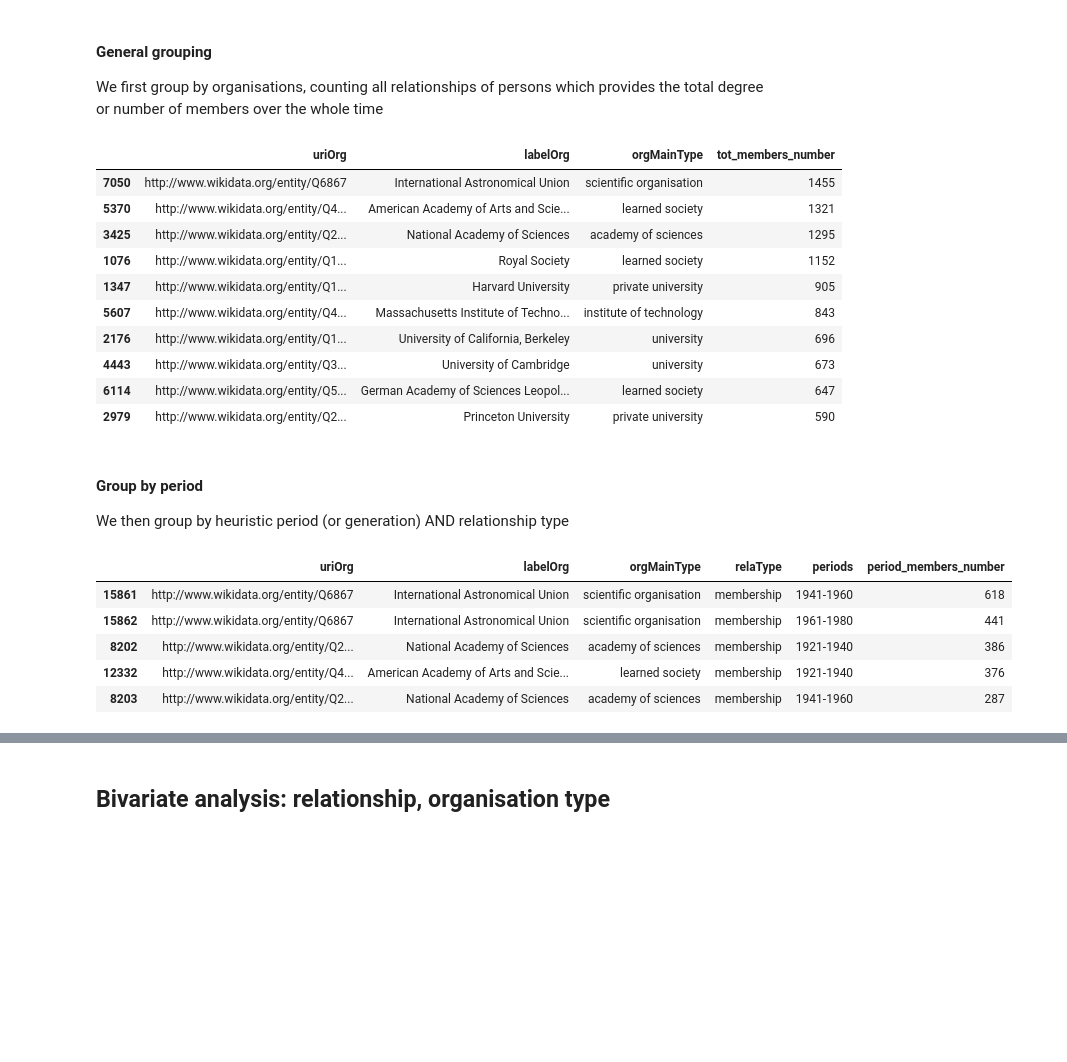
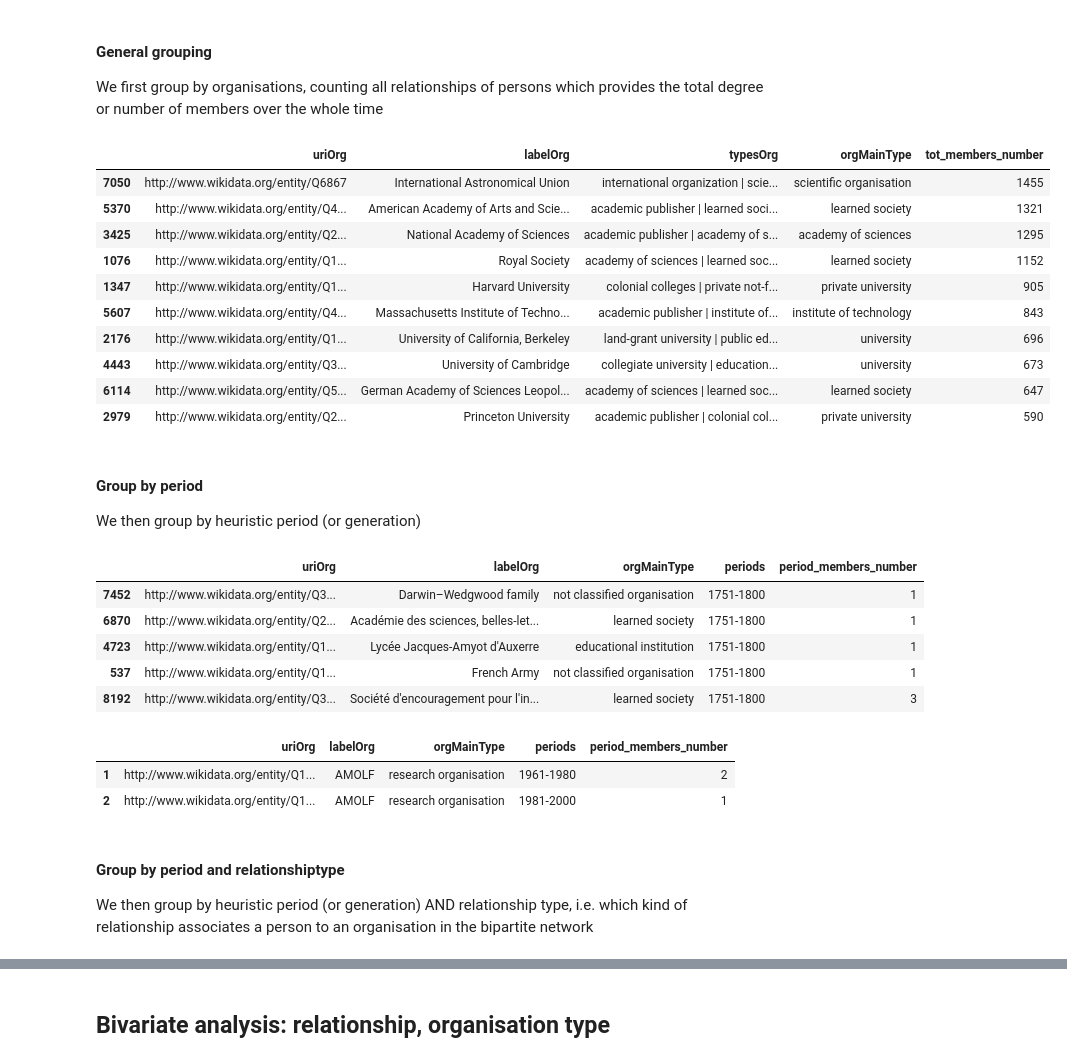
Before and after one commit to Chiodo53/astronomers, a Jupyter notebook: notebooks_jupyter/wikidata_exploration/wdt_organisations_networks.ipynb, the cells around one changed output, grey strips where cells are left out. Drawn from its saved outputs; the diff is of its cells as text; code cells hidden in the pictures; blank space fills up the shorter version.

```diff
--- a/notebooks_jupyter/wikidata_exploration/wdt_organisations_networks.ipynb
+++ b/notebooks_jupyter/wikidata_exploration/wdt_organisations_networks.ipynb
@@ -467,0 +414,12 @@ df_types.iloc[7:10]
+# %%
+### Please note the warning and the orders fo the filter, after (!) the column
+"""
+Do not use:
+df["col"][row_indexer] = value
+
+Use `df.loc[row_indexer, "col"] = values` instead, to perform the assignment in a single step and ensure this keeps updating the original `df`.
+See the caveats in the documentation: https://pandas.pydata.org/pandas-docs/stable/user_guide/indexing.html#returning-a-view-versus-a-copy
+"""
+
+df_p.loc[df_p.uriOrg == 'http://www.wikidata.org/entity/Q337234', 'orgMainType'] = 'research organisation'
+df_p[df_p.labelOrg.str.contains('Europaea')].head(2)
@@ -480,7 +442,7 @@ dtype: int64
 ### Prepare the dataframe
 # %%
 ### Select the columns that will be used
-df_prep = df_p[['uriPer','labelPer','birthYear','uriOrg', 'labelOrg', 'orgMainType', 'relaType', 'periods']].copy(deep=True)
+df_prep = df_p[['uriPer','labelPer','birthYear','uriOrg', 'labelOrg', 'typesOrg', 'orgMainType', 'relaType', 'periods']].copy(deep=True)
 print(len(df_prep))
 # %% [output]
 78224
@@ -493,18 +455,18 @@ print(len(df_prep))
 We first group by organisations, counting all relationships of persons which provides the total degree or number of members over the whole time
 # %%
 ### Memberships by organisations
-df_org = pd.DataFrame(df_prep.groupby(['uriOrg', 'labelOrg', 'orgMainType'],as_index=False).size())
-df_org.columns=['uriOrg', 'labelOrg', 'orgMainType','tot_members_number']
+df_org = pd.DataFrame(df_prep.groupby(['uriOrg', 'labelOrg', 'typesOrg','orgMainType'],as_index=False).size())
+df_org.columns=['uriOrg', 'labelOrg', 'typesOrg', 'orgMainType','tot_members_number']
 df_org.sort_values('tot_members_number',ascending=False).iloc[:10]
 # %% [output]
-|  | uriOrg | labelOrg | orgMainType | tot_members_number |
-| 7050 | http://www.wikidata.org/entity/Q6867 | International Astronomical Union | scientific organisation | 1455 |
-| 5370 | http://www.wikidata.org/entity/Q4... | American Academy of Arts and Scie... | learned society | 1321 |
-| 3425 | http://www.wikidata.org/entity/Q2... | National Academy of Sciences | academy of sciences | 1295 |
-| 1076 | http://www.wikidata.org/entity/Q1... | Royal Society | learned society | 1152 |
-| 1347 | http://www.wikidata.org/entity/Q1... | Harvard University | private university | 905 |
-| 5607 | http://www.wikidata.org/entity/Q4... | Massachusetts Institute of Techno... | institute of technology | 843 |
-| 2176 | http://www.wikidata.org/entity/Q1... | University of California, Berkeley | university | 696 |
-| 4443 | http://www.wikidata.org/entity/Q3... | University of Cambridge | university | 673 |
-| 6114 | http://www.wikidata.org/entity/Q5... | German Academy of Sciences Leopol... | learned society | 647 |
-| 2979 | http://www.wikidata.org/entity/Q2... | Princeton University | private university | 590 |
+|  | uriOrg | labelOrg | typesOrg | orgMainType | tot_members_number |
+| 7050 | http://www.wikidata.org/entity/Q6867 | International Astronomical Union | international organization | scie... | scientific organisation | 1455 |
+| 5370 | http://www.wikidata.org/entity/Q4... | American Academy of Arts and Scie... | academic publisher | learned soci... | learned society | 1321 |
+| 3425 | http://www.wikidata.org/entity/Q2... | National Academy of Sciences | academic publisher | academy of s... | academy of sciences | 1295 |
+| 1076 | http://www.wikidata.org/entity/Q1... | Royal Society | academy of sciences | learned soc... | learned society | 1152 |
+| 1347 | http://www.wikidata.org/entity/Q1... | Harvard University | colonial colleges | private not-f... | private university | 905 |
+| 5607 | http://www.wikidata.org/entity/Q4... | Massachusetts Institute of Techno... | academic publisher | institute of... | institute of technology | 843 |
+| 2176 | http://www.wikidata.org/entity/Q1... | University of California, Berkeley | land-grant university | public ed... | university | 696 |
+| 4443 | http://www.wikidata.org/entity/Q3... | University of Cambridge | collegiate university | education... | university | 673 |
+| 6114 | http://www.wikidata.org/entity/Q5... | German Academy of Sciences Leopol... | academy of sciences | learned soc... | learned society | 647 |
+| 2979 | http://www.wikidata.org/entity/Q2... | Princeton University | academic publisher | colonial col... | private university | 590 |
@@ -511,15 +477,25 @@ df_org.sort_values('tot_members_number',ascending=False).iloc[:10]
 # %% [markdown]
 #### Group by period
 
-We then group by heuristic period (or generation) AND relationship type
+We then group by heuristic period (or generation)
 # %%
-df_orgPeriod = pd.DataFrame(df_prep.groupby(['uriOrg', 'labelOrg', 'orgMainType', 'relaType', 'periods']).size(), columns=['period_members_number'])
+df_orgPeriod = pd.DataFrame(df_prep.groupby(['uriOrg', 'labelOrg', 'orgMainType', 'periods']).size(), columns=['period_members_number'])
 df_orgPeriod.reset_index(inplace=True)
-df_orgPeriod.sort_values(by='period_members_number', ascending=False).head()
+df_orgPeriod.sort_values(by='periods', ascending=True).head()
 # %% [output]
-|  | uriOrg | labelOrg | orgMainType | relaType | periods | period_members_number |
-| 15861 | http://www.wikidata.org/entity/Q6867 | International Astronomical Union | scientific organisation | membership | 1941-1960 | 618 |
-| 15862 | http://www.wikidata.org/entity/Q6867 | International Astronomical Union | scientific organisation | membership | 1961-1980 | 441 |
-| 8202 | http://www.wikidata.org/entity/Q2... | National Academy of Sciences | academy of sciences | membership | 1921-1940 | 386 |
-| 12332 | http://www.wikidata.org/entity/Q4... | American Academy of Arts and Scie... | learned society | membership | 1921-1940 | 376 |
-| 8203 | http://www.wikidata.org/entity/Q2... | National Academy of Sciences | academy of sciences | membership | 1941-1960 | 287 |
+|  | uriOrg | labelOrg | orgMainType | periods | period_members_number |
+| 7452 | http://www.wikidata.org/entity/Q3... | Darwin–Wedgwood family | not classified organisation | 1751-1800 | 1 |
+| 6870 | http://www.wikidata.org/entity/Q2... | Académie des sciences, belles-let... | learned society | 1751-1800 | 1 |
+| 4723 | http://www.wikidata.org/entity/Q1... | Lycée Jacques-Amyot d'Auxerre | educational institution | 1751-1800 | 1 |
+| 537 | http://www.wikidata.org/entity/Q1... | French Army | not classified organisation | 1751-1800 | 1 |
+| 8192 | http://www.wikidata.org/entity/Q3... | Société d'encouragement pour l'in... | learned society | 1751-1800 | 3 |
+# %%
+df_orgPeriod[df_orgPeriod.labelOrg=='AMOLF']
+# %% [output]
+|  | uriOrg | labelOrg | orgMainType | periods | period_members_number |
+| 1 | http://www.wikidata.org/entity/Q1... | AMOLF | research organisation | 1961-1980 | 2 |
+| 2 | http://www.wikidata.org/entity/Q1... | AMOLF | research organisation | 1981-2000 | 1 |
+# %% [markdown]
+#### Group by period and relationshiptype
+
+We then group by heuristic period (or generation) AND relationship type, i.e. which kind of relationship associates a person to an organisation in the bipartite network
```
Also changed, not shown: parts of 144 cells of this notebook, 4 other files.
